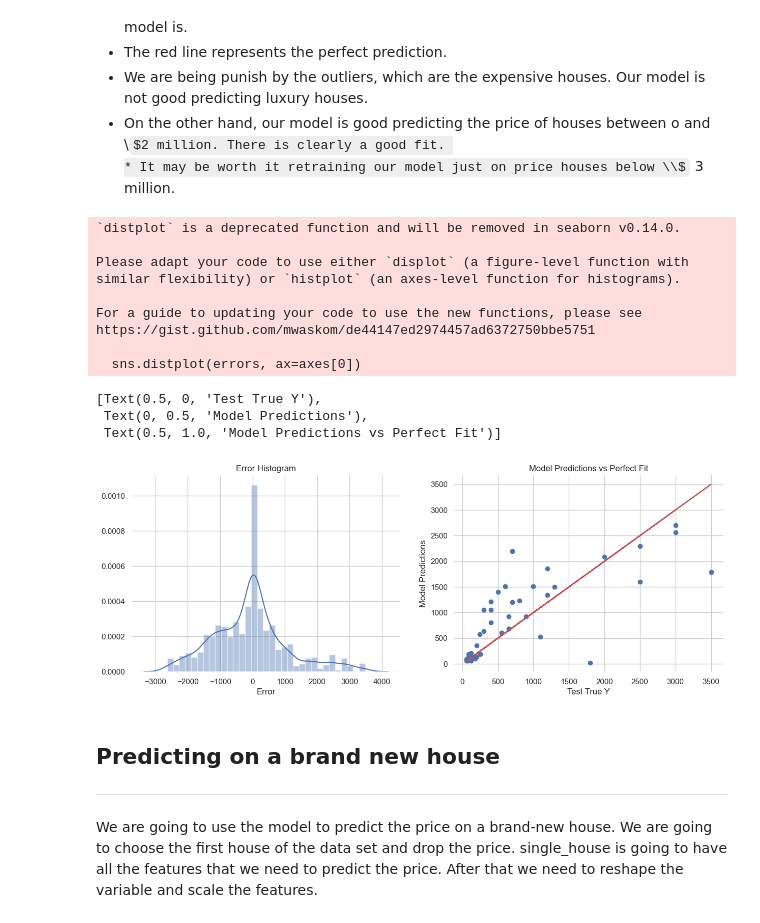
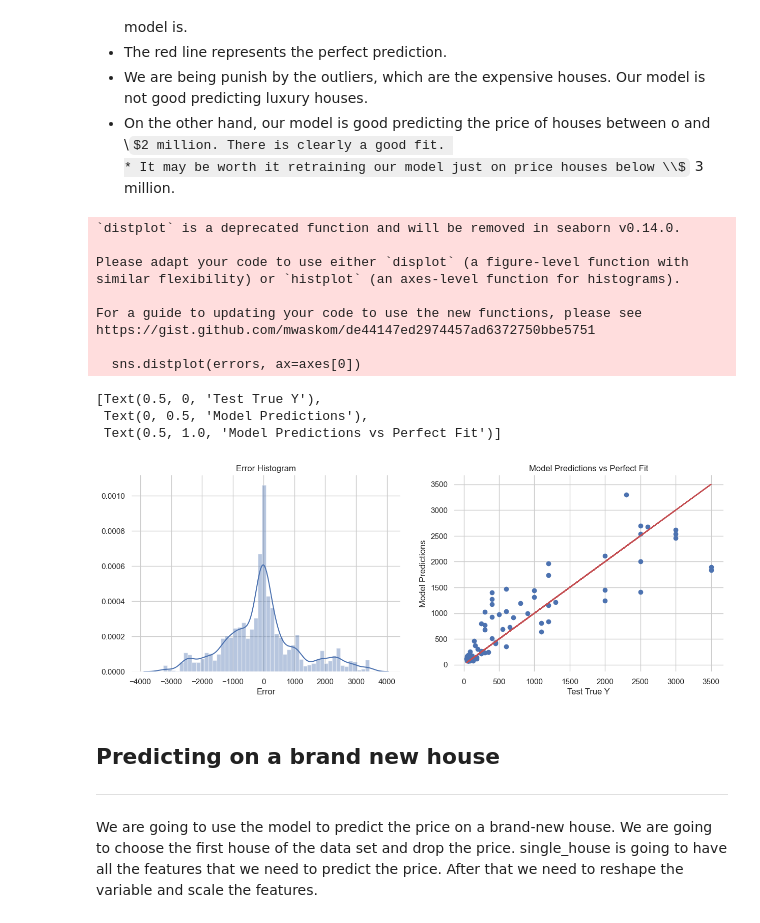
Before and after one commit to iamtatendakagande/irental, a Jupyter notebook: machine/harare/HarareRentNeuralNetworkModel.ipynb, the cells around one changed output. Cells and saved outputs as stored; diff of their text form; code cells hidden in the pictures; some formulas as TeX source.

```diff
--- a/machine/harare/HarareRentNeuralNetworkModel.ipynb
+++ b/machine/harare/HarareRentNeuralNetworkModel.ipynb
@@ -350,7 +413,7 @@ X = data.drop('price',axis=1)
 y = data['price']
 
 # Split
-X_train, X_test, y_train, y_test = train_test_split(X,y,test_size=0.2,random_state=101)
+X_train, X_test, y_train, y_test = train_test_split(X,y,test_size=0.33,random_state=101)
 # %%
 print(X_train.shape)
 print(X_test.shape)
@@ -385,12 +448,12 @@ We estimate the number of neurons (units) from our features. Ex: X_train.shape (
 # %%
 model = Sequential()
 # input layer
-model.add(Dense(19,activation='relu'))
-
+model.add(Dense(20,activation='relu'))
 # hidden layers
-model.add(Dense(19,activation='relu'))
-model.add(Dense(19,activation='relu'))
-model.add(Dense(19,activation='relu'))
+model.add(Dense(20,activation='relu'))
+model.add(Dense(15,activation='relu'))
+model.add(Dense(10,activation='relu'))
+model.add(Dense(5,activation='relu'))
 
 # output layer
 model.add(Dense(1))
@@ -404,11 +470,7 @@ Since the dataset is large, we are going to use batch_size. It is typical to use
 # %%
-from tensorflow.keras.callbacks import EarlyStopping
+model.compile(optimizer='adam',loss='mse', metrics=['mae'])
 
-early_stopping = EarlyStopping(monitor='val_loss', patience=100)
-
-model.compile(optimizer='adam', loss='mse', metrics=['mae'])
-
-model.fit(x=X_train,y=y_train.values,
+model.fit(x=X_train, y=y_train.values,
           validation_data=(X_test,y_test.values),
-          batch_size=32,epochs=400, callbacks=[early_stopping])
+          batch_size=32,epochs=400)
 # %% [output]
@@ -503,32 +565,32 @@ Variance Regression Score:  0.618167326409366
 # %%
 f, axes = plt.subplots(1, 2,figsize=(15,5))
 
 # Our model predictions
 plt.scatter(y_test,predictions)
 
 # Perfect predictions
 plt.plot(y_test,y_test,'r')
 
-errors = y_test.values.reshape(1, 51) - predictions
+errors = y_test.values.reshape(1, 86) - predictions
 sns.distplot(errors, ax=axes[0])
 
 sns.despine(left=True, bottom=True)
 axes[0].set(xlabel='Error', ylabel='', title='Error Histogram')
 axes[1].set(xlabel='Test True Y', ylabel='Model Predictions', title='Model Predictions vs Perfect Fit')
 # %% [output]
 `distplot` is a deprecated function and will be removed in seaborn v0.14.0.
 
 Please adapt your code to use either `displot` (a figure-level function with
 similar flexibility) or `histplot` (an axes-level function for histograms).
 
 For a guide to updating your code to use the new functions, please see
 https://gist.github.com/mwaskom/de44147ed2974457ad6372750bbe5751
 
   sns.distplot(errors, ax=axes[0])
 [Text(0.5, 0, 'Test True Y'),
  Text(0, 0.5, 'Model Predictions'),
  Text(0.5, 1.0, 'Model Predictions vs Perfect Fit')]
-[figure, old version]
+[figure, new version]
 # %% [markdown]
 <a id="ch10"></a>
 ## Predicting on a brand new house
```
Also changed, not shown: parts of 25 cells of this notebook, 16 other files.
